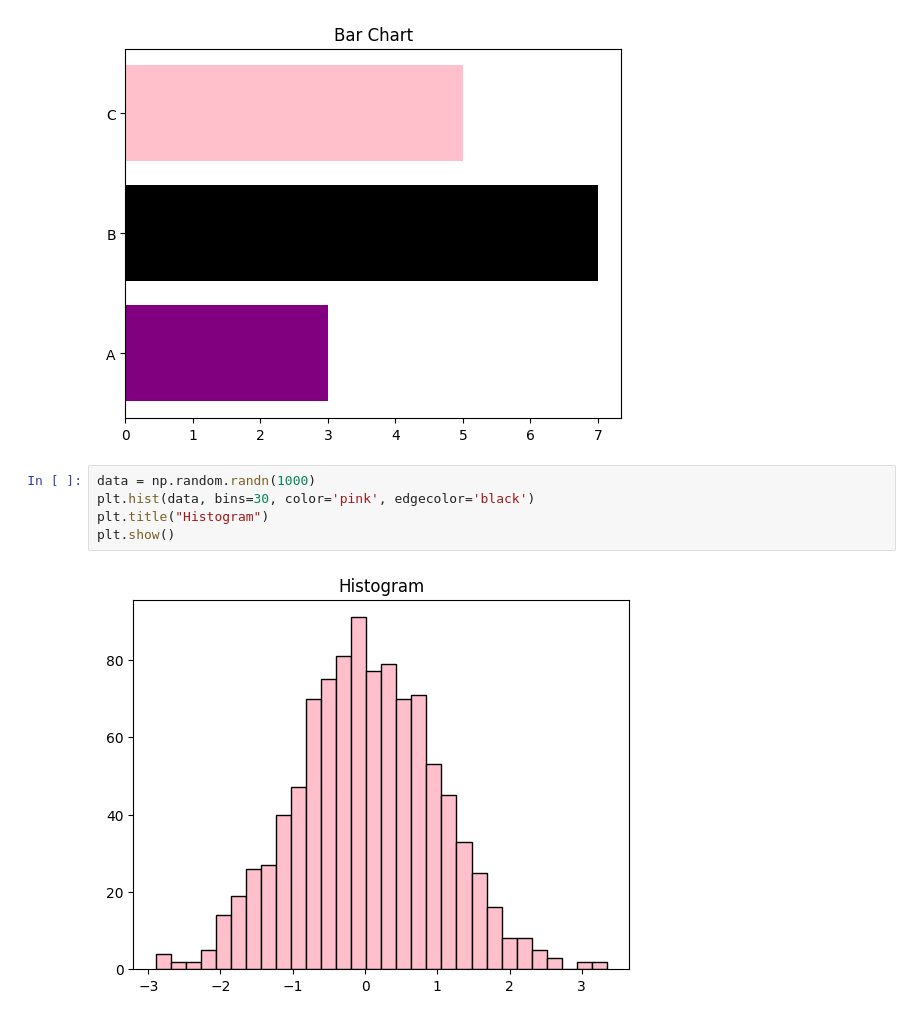
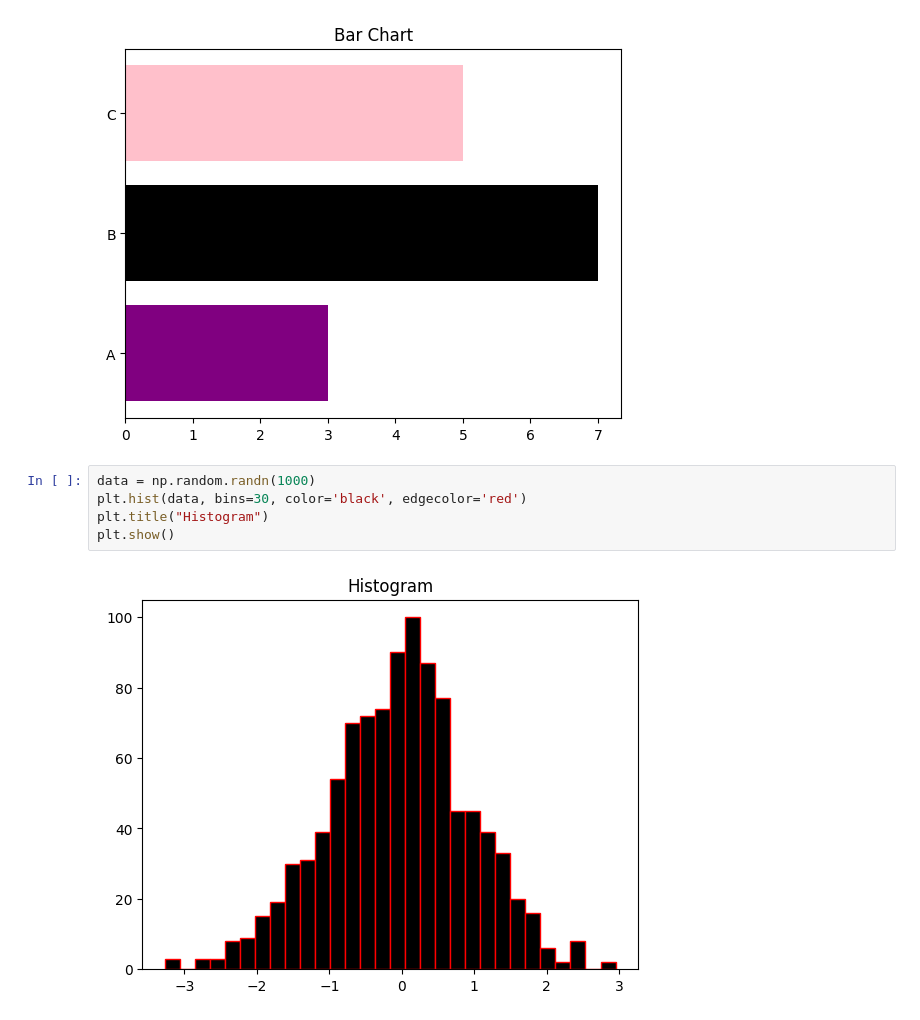
Before and after one commit to amayamohan/Data-science, a Jupyter notebook: practice_matplotlib.ipynb, the cells around one changed output. Saved outputs shown, nothing was run; the diff lists cells and outputs as text.

Commit message:
matplotlib added histogram

```diff
--- a/practice_matplotlib.ipynb
+++ b/practice_matplotlib.ipynb
@@ -40,8 +40,8 @@ plt.show()
 [figure]
 # %%
 data = np.random.randn(1000)
-plt.hist(data, bins=30, color='pink', edgecolor='black')
+plt.hist(data, bins=30, color='black', edgecolor='red')
 plt.title("Histogram")
 plt.show()
 # %% [output]
-[figure, old version]
+[figure, new version]
```
